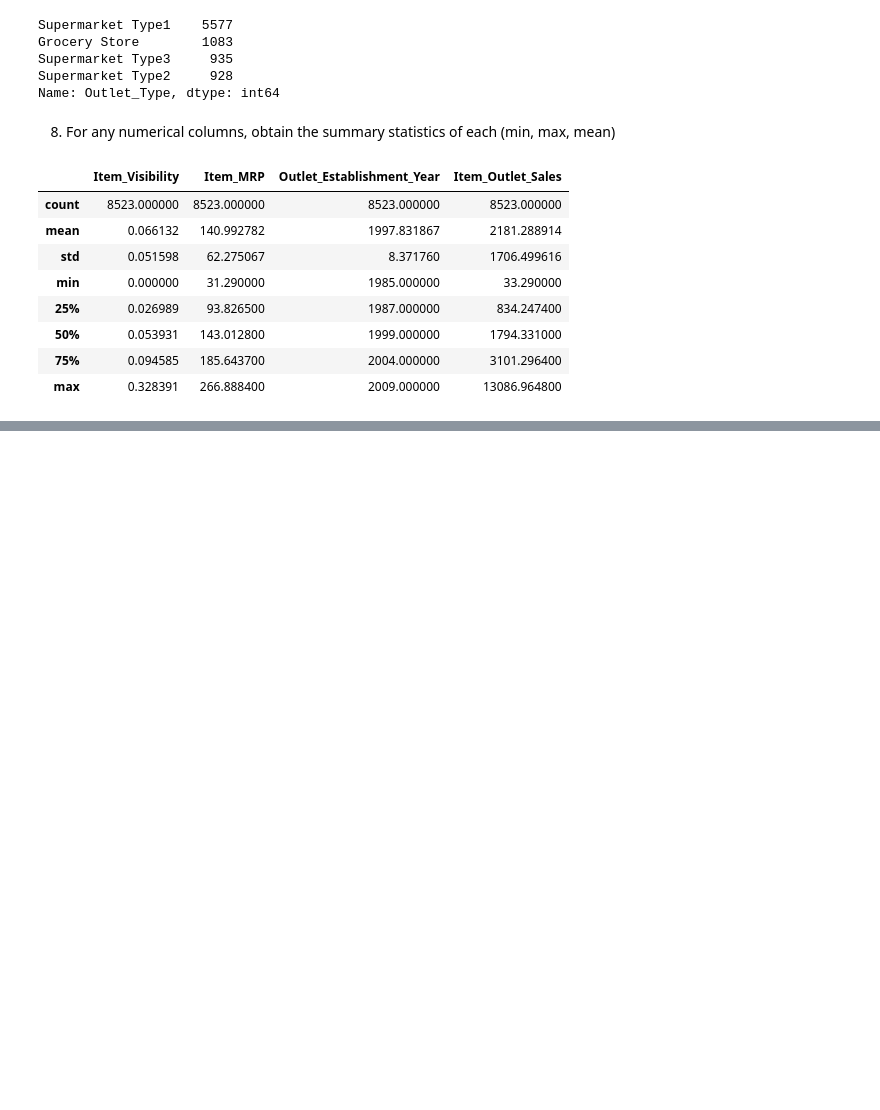
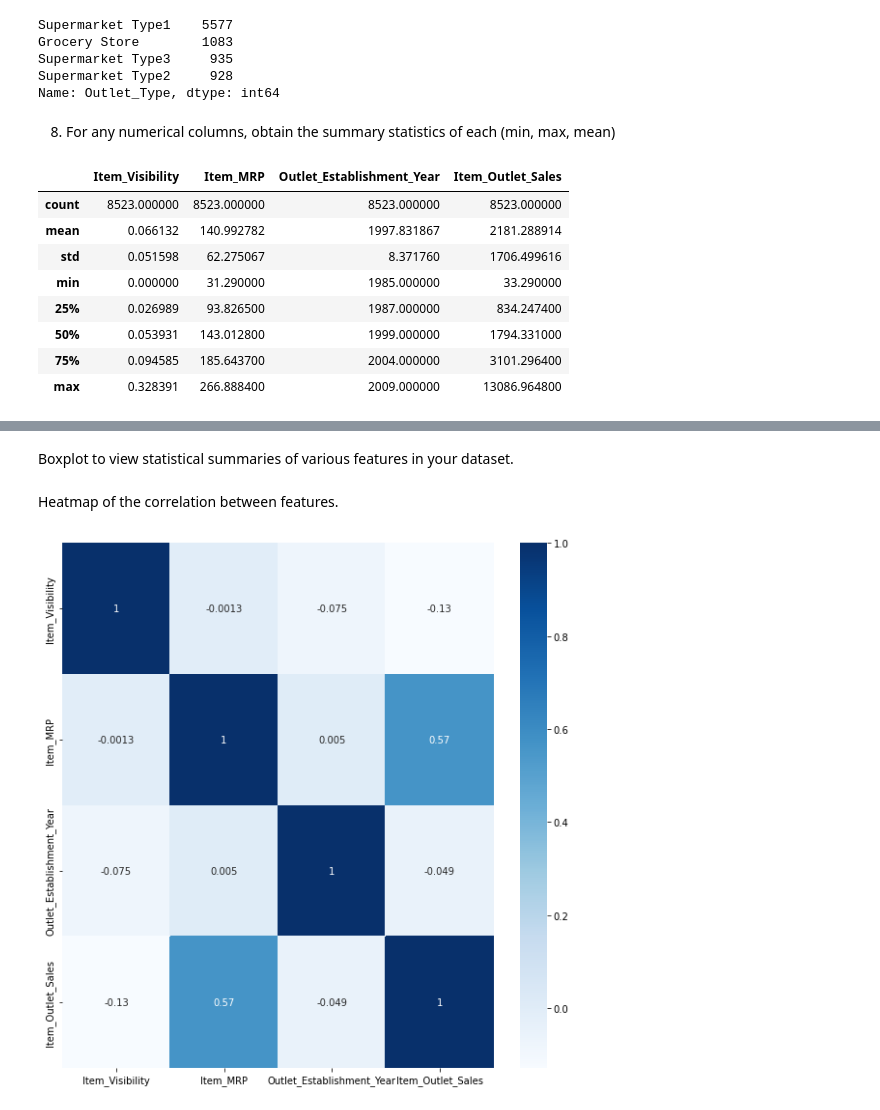
Before and after one commit to achalweise/sales-predictions, a Jupyter notebook: Sales_Prediction_Part_2_(_Cleaning).ipynb, the cells around one changed output, grey strips where cells are left out. Drawn from its saved outputs; the diff is of its cells as text; code cells hidden in the pictures; blank space fills up the shorter version.

```diff
--- a/Sales_Prediction_Part_2_(_Cleaning).ipynb
+++ b/Sales_Prediction_Part_2_(_Cleaning).ipynb
@@ -127,0 +184,10 @@ df_sales_prediction.describe()
+# %% [markdown]
+Boxplot to view statistical summaries of various features in your dataset.
+# %% [markdown]
+Heatmap of the correlation between features.
+# %%
+corr = df_sales_prediction.corr()
+plt.figure(figsize=(10,10))
+sns.heatmap(corr,cmap= 'Blues', annot=True);
+# %% [output]
+[figure, added]
```
Also changed, not shown: parts of 12 cells of this notebook.
